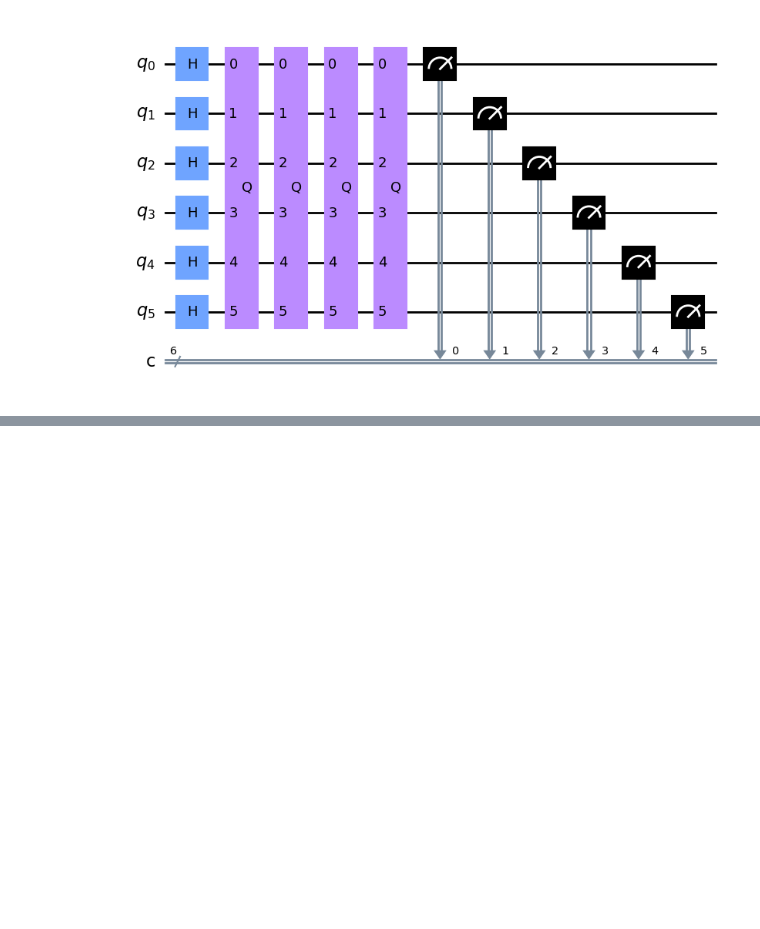
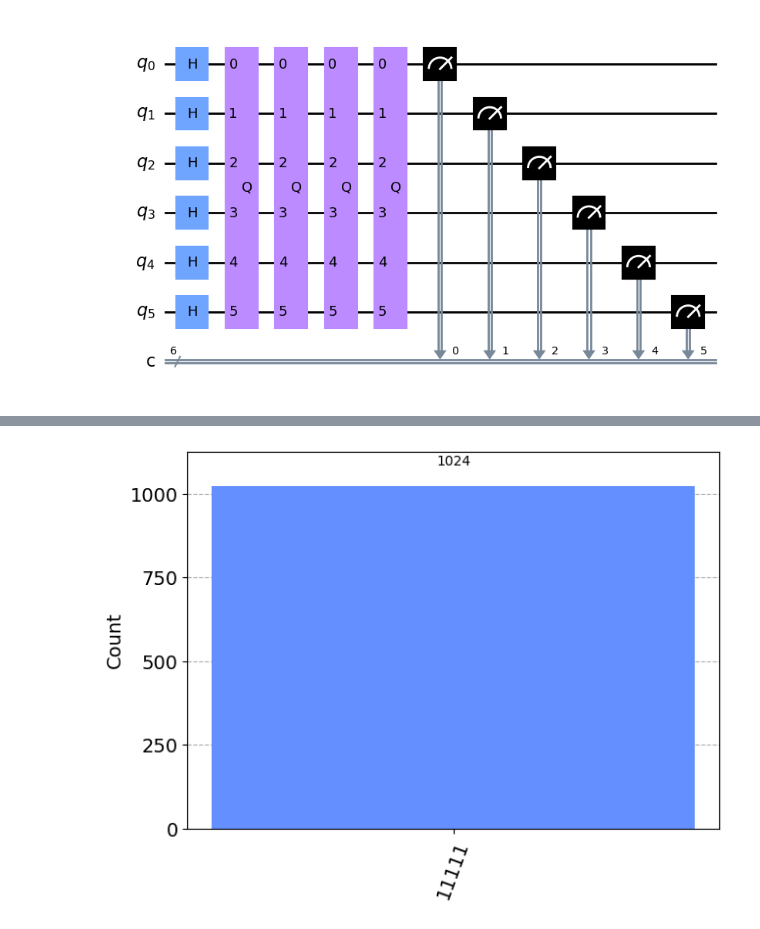
Before and after one commit to sjana01/QiskitNotebooks, a Jupyter notebook: QiskitProjects.ipynb, the cells around one changed output, grey strips where cells are left out. Saved outputs shown, nothing was run; the diff lists cells and outputs as text; code cells hidden in the pictures; blank space fills up the shorter version.

```diff
--- a/QiskitProjects.ipynb
+++ b/QiskitProjects.ipynb
@@ -170,0 +255,11 @@ plot_histogram(counts)
+# %%
+# Output using the Aer simulator
+sim = Aer.get_backend('aer_simulator')
+t_qc = transpile(dj_circuit, sim)
+counts = sim.run(dj_circuit).result().get_counts()
+
+#the output should be anything other than '00000'
+
+plot_histogram(counts)
+# %% [output]
+[figure, added]
```
Also changed, not shown: parts of 9 cells of this notebook.
